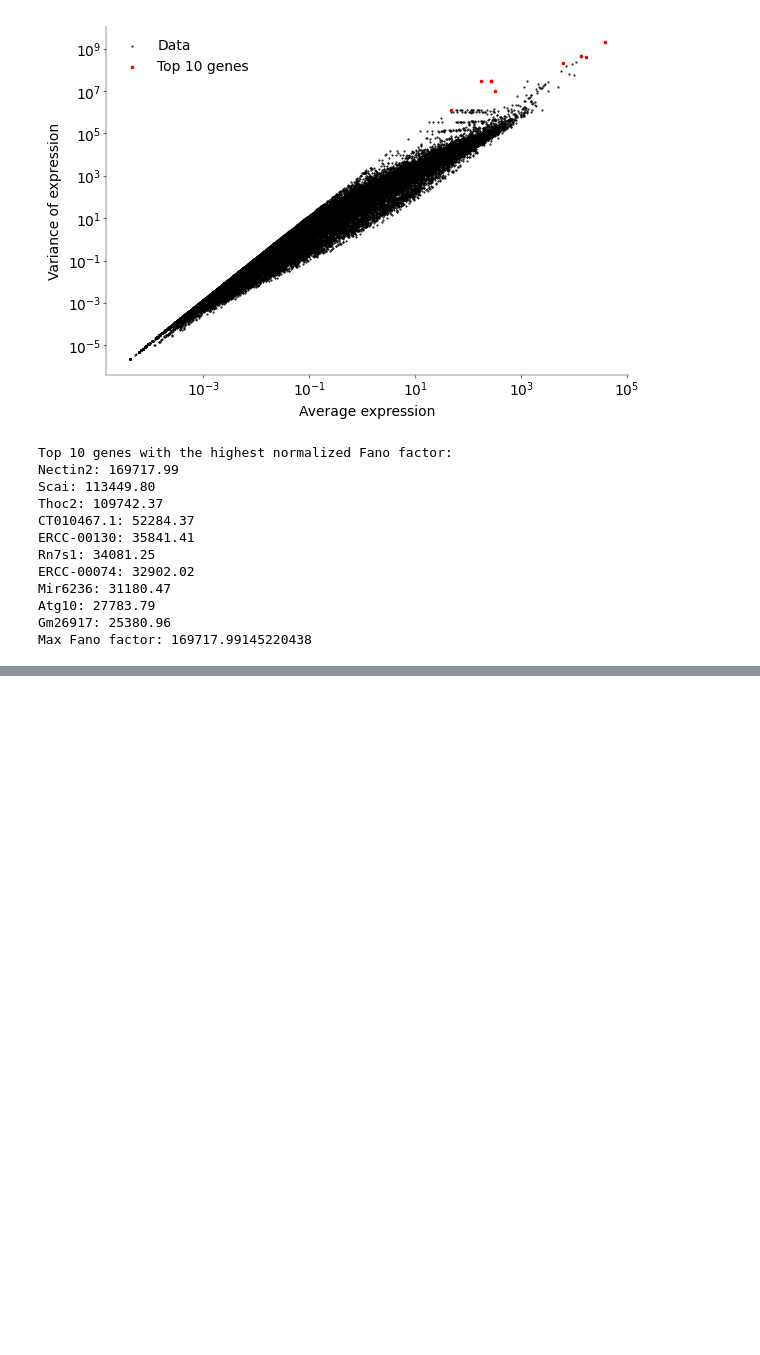
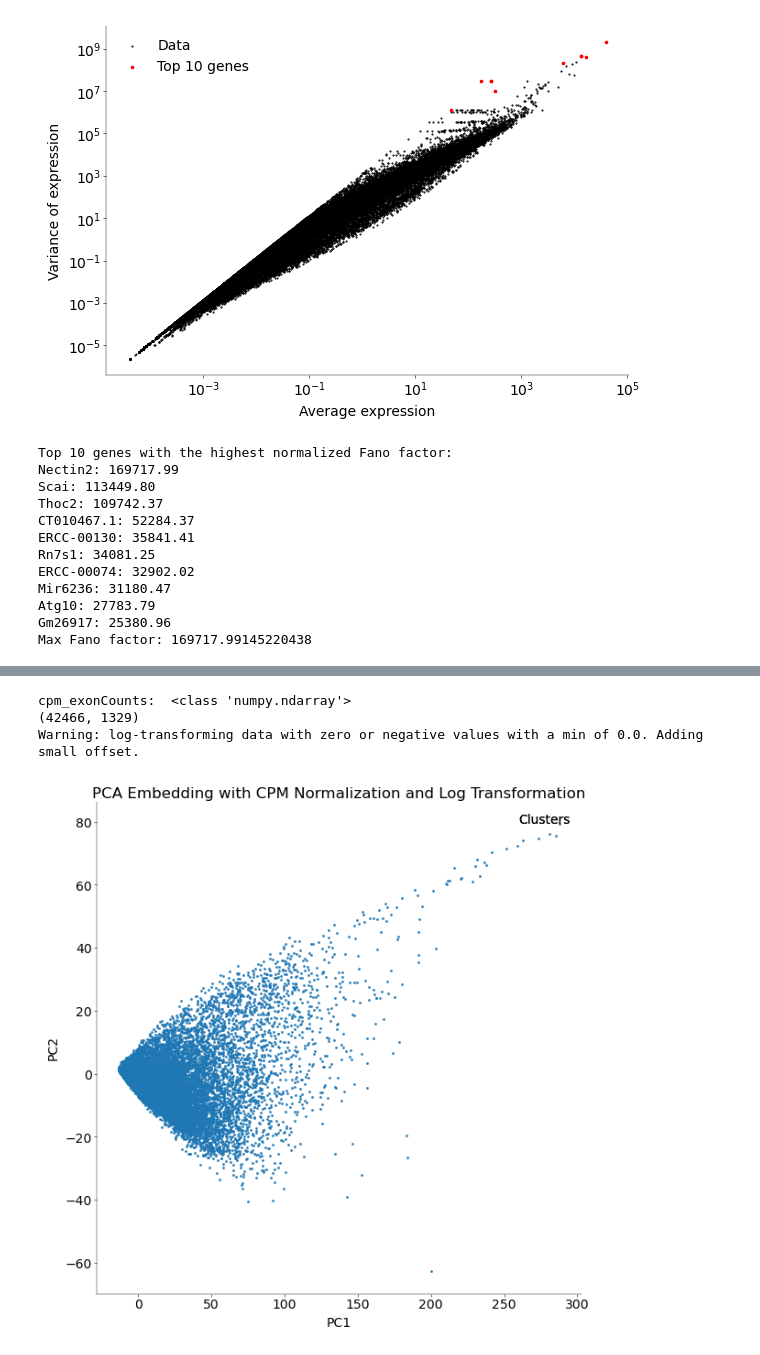
Before and after one commit to Artemii-Shlychkov/NDS_project, a Jupyter notebook: notebooks/Practical_notebook.ipynb, the cells around one changed output, grey strips where cells are left out. Cells and saved outputs as stored; diff of their text form; code cells hidden in the pictures; blank space fills up the shorter version.

```diff
--- a/notebooks/Practical_notebook.ipynb
+++ b/notebooks/Practical_notebook.ipynb
@@ -763,9 +811,17 @@ tsnes_sk = [tsne_counts, tsne_log_counts, tsne_sqrt_counts]
 # %%
-# plot the tsne data
-fig, axs = plt.subplots(1, 3, figsize=(9, 3))
-for i in range(3):
-    axs[i].scatter(
-        tsnes[i].embedding_[:, 0], tsnes[i].embedding_[:, 1], s=5, color="black"
-    )
+# # plot the tsne data
+# fig, axs = plt.subplots(1, 3, figsize=(9, 3))
 
-plt.show()
+# # add labels
+# for ax in axs:
+#     ax.set_xlabel("t-SNE 1")
+#     ax.set_ylabel("t-SNE 2")
+
+# # plot the data
+# for i, tsne in enumerate(tsnes):
+#     axs[i].scatter(tsne[:, 0], tsne[:, 1], s=5, color="black")
+
+# # add title
+# axs[0].set_title("t-SNE on counts")
+# axs[1].set_title("t-SNE on log(counts)")
+# axs[2].set_title("t-SNE on sqrt(counts)")
@@ -817,0 +1257,24 @@ plt.show()
+# %%
+# get exon count data
+exonCounts = data_exons
+gene_length = data_genes
+# normalise the data using cpm
+cpm_exonCounts = normalize_count_data(exonCounts, data_genes=gene_length, method="tpm")
+# give object type of cpm_exon counts
+print("cpm_exonCounts: ", type(cpm_exonCounts))
+print(cpm_exonCounts.shape)
+# perform PCA on the normalised data with log transformation
+pca_cpm, pca_cpm_model = perform_pca(
+    cpm_exonCounts, transformation=["log"], standardize=True
+)
+# plot the pca embedding
+plot_pca_embedding(
+    pca_cpm.values,
+    labels=None,
+    title="PCA Embedding with CPM Normalization and Log Transformation",
+)
+# %% [output]
+cpm_exonCounts:  <class 'numpy.ndarray'>
+(42466, 1329)
+Warning: log-transforming data with zero or negative values with a min of 0.0. Adding small offset.
+[figure, added]
```
Also changed, not shown: parts of 29 cells of this notebook.
